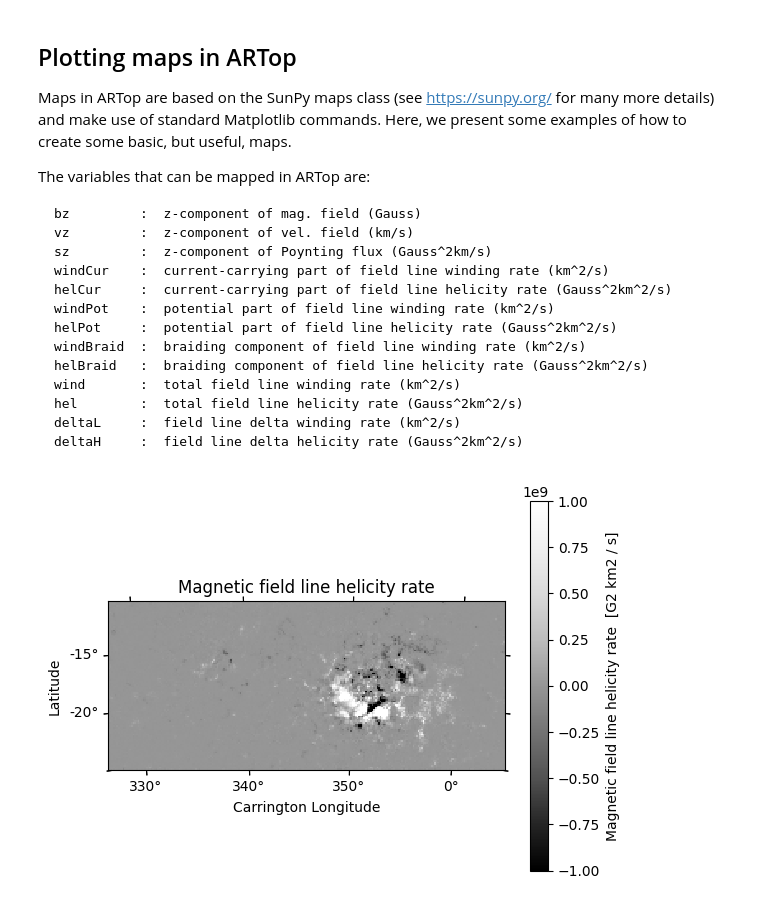
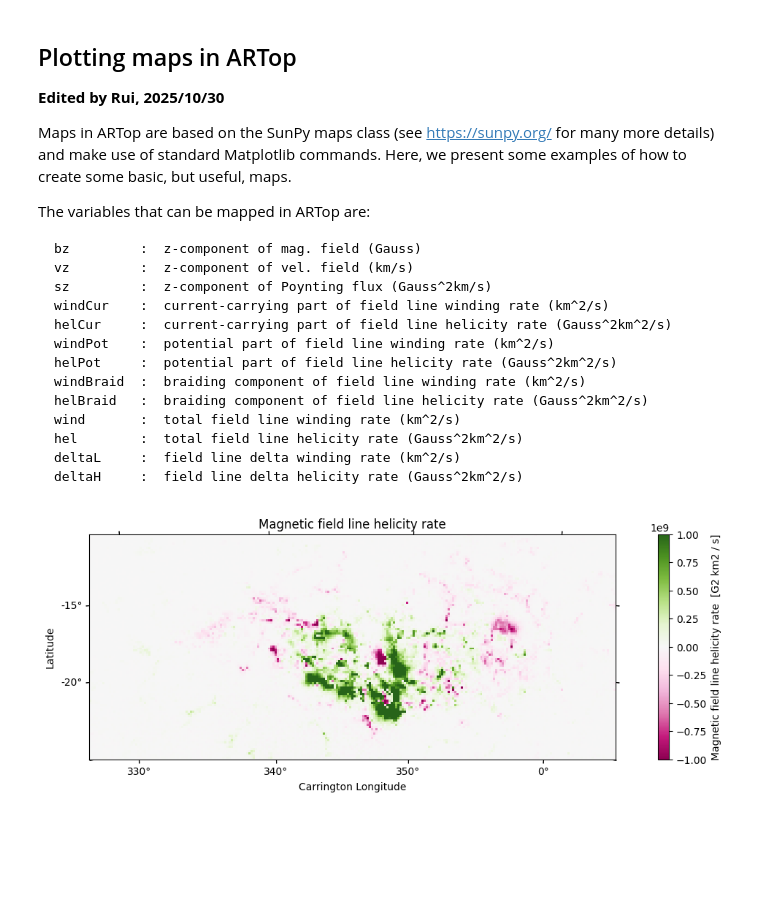
Before and after one commit to Wenger-In/MagneticFluxEmergence, a Jupyter notebook: ARTop-main/maps.ipynb, the cells around one changed output. Drawn from its saved outputs; the diff is of its cells as text; code cells hidden in the pictures; blank space fills up the shorter version.

```diff
--- a/ARTop-main/maps.ipynb
+++ b/ARTop-main/maps.ipynb
@@ -1,5 +1,7 @@
 # %% [markdown]
 ## Plotting maps in ARTop
+
+**Edited by Rui, 2025/10/30**
 
 Maps in ARTop are based on the SunPy maps class (see https://sunpy.org/ for many more details) and make use of standard Matplotlib commands. Here, we present some examples of how to create some basic, but useful, maps.
 
@@ -23,34 +25,34 @@ deltaH     :  field line delta helicity rate (Gauss^2km^2/s)
 # %%
 # Example 1: Plot a basic map
 
 import os
 import sys
 cwd = os.getcwd()
 sys.path.insert(1, os.path.join(cwd,'source','python'))    # If your version of analysis.py is in another location, change this path.
 from analysis import *
 
 # Get the data.
-outputDir = 'E:/Research/Work/202405_solar_storm/helicity/run_3/Output/'                     # Set the output directory (containing the Data folder and *.txt).
-fileNum = 10                                               # Number of the output file in the Data folder.
+outputDir = 'E:/Research/Work/202405_solar_storm/winding/ARTop/run_3/Output/'                     # Set the output directory (containing the Data folder and *.txt).
+fileNum = 200                                               # Number of the output file in the Data folder.
 varKey = 'hel'                                             # The variable to be mapped.
 map1 = readMap(outputDir,fileNum,varKey)                   # Create a SunPy map of the chosen variable.
 
 # Plot the data.
 norm = map1.plot_settings['norm']
 norm.vmin = -1e9                                                                 # Minimum value.
 norm.vmax = 1e9                                                                  # Maximum value.
 # If you don't wish to set minimum and maximum limits, just remove the above
 # two lines and the file min. and max. will be selected.
 
-map1.plot(norm=norm,cmap='Greys_r',title='Magnetic field line helicity rate')    # Plot the map with a chosen colour scheme and a title.
+map1.plot(norm=norm,cmap='PiYG',title='Magnetic field line helicity rate')    # Plot the map with a chosen colour scheme and a title.
 plt.grid(alpha=0)                                                                # Turn off the coordinate grid.
 cbar = plt.colorbar(label=f"Magnetic field line helicity rate  [{map1.unit}]")   # Add a colourbar showing the variable units.
 plt.rcParams['figure.figsize'] = [15, 4]
 plt.show()                                                                       # Display the plot.
 
 # Note: if you wish to display the map with a different set of units, you can rescale map1 and enter the units manually in the colourbar label.
 # %% [output]
-[figure, old version]
+[figure, new version]
 # %%
 # Example 2: Overplot contours on a map
 
```
Also changed, not shown: parts of 1 cell of this notebook, 19 other files.
